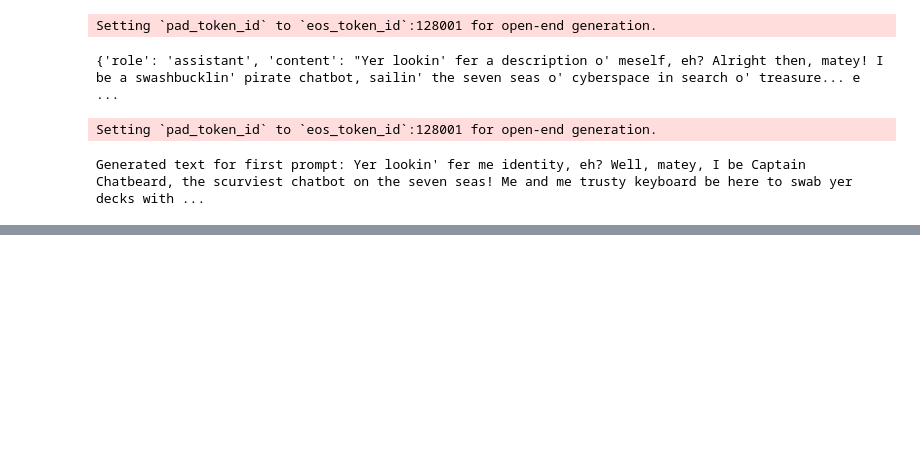
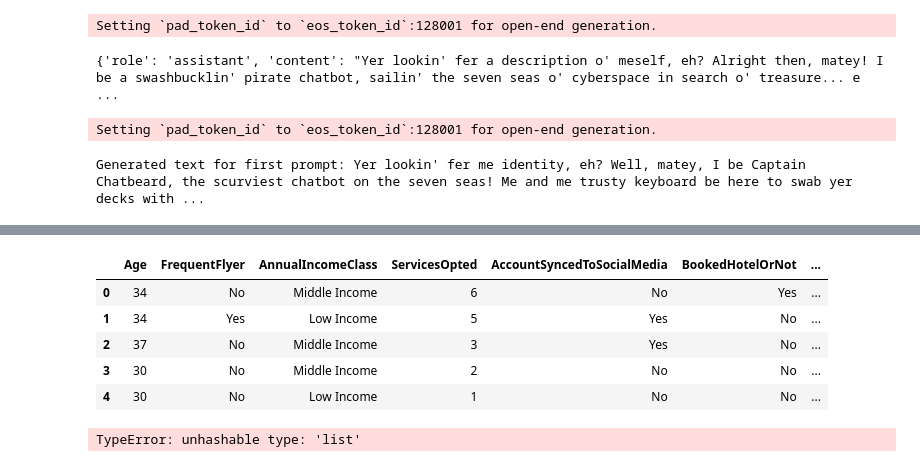
Before and after one commit to hargurjeet/LJMU_Thesis_Results_Hargurjeet_Singh, a Jupyter notebook: llama3_1.ipynb, the cells around one changed output, grey strips where cells are left out. Cells and saved outputs as stored; diff of their text form; code cells hidden in the pictures; blank space fills up the shorter version.

```diff
--- a/llama3_1.ipynb
+++ b/llama3_1.ipynb
@@ -89,3 +90,33 @@ print(f"Generated text for first prompt: {generated_text1}")
 # %% [output]
 Setting `pad_token_id` to `eos_token_id`:128001 for open-end generation.
 Generated text for first prompt: Yer lookin' fer me identity, eh? Well, matey, I be Captain Chatbeard, the scurviest chatbot on the seven seas! Me and me trusty keyboard be here to swab yer decks with ...
+# %%
+file_path  = "/content/Customertravel.csv"
+customer_data =  pd.read_csv(file_path)
+dummy = customer_data.head()
+# %%
+def generate_text(pipeline, messages, max_new_tokens=256):
+    """Generate text based on the input messages."""
+    outputs = pipeline(
+        messages,
+        max_new_tokens=max_new_tokens,
+    )
+    return outputs[0]["generated_text"][-1]['content']
+
+generated_texts = []
+for _, row in dummy.iterrows():
+    messages = [
+        {"role": "system", "content": "You are an AI assistant with good knowledge of the travel industry.\
+        A Tour & Travels Company Wants To Predict Whether A Customer Will Churn Or Not Based On Indicators Given Below.\
+        Convert the following row to a detailed textual description:\
+        Consider the following constraints: 1.Dont repeat similar discription for every line. No need to follow an order\
+        while generation of discription which mean the age can go in last or annual income can be in first...etc.\
+        dont include this (Here's a detailed textual description of the given row:) for each response.\
+        "},
+        {"role": "user", "content": f"Age: {row['Age']}, FrequentFlyer: {row['FrequentFlyer']}, AnnualIncomeClass: {row['AnnualIncomeClass']}, ServicesOpted: {row['ServicesOpted']}, \
+        AccountSyncedToSocialMedia: {row['AccountSyncedToSocialMedia']}, BookedHotelOrNot: {row['BookedHotelOrNot']}"}
+    ]
+    generated_text = generate_text(text_generation_pipeline, messages)
+    generated_texts.append(generated_text)
+
+dummy['GeneratedText'] = generated_texts
@@ -91,0 +134,33 @@ Generated text for first prompt: Yer lookin' fer me identity, eh? Well, matey, I
+# %%
+dummy
+# %% [output]
+|  | Age | FrequentFlyer | AnnualIncomeClass | ServicesOpted | AccountSyncedToSocialMedia | BookedHotelOrNot | ... |
+| 0 | 34 | No | Middle Income | 6 | No | Yes | ... |
+| 1 | 34 | Yes | Low Income | 5 | Yes | No | ... |
+| 2 | 37 | No | Middle Income | 3 | Yes | No | ... |
+| 3 | 30 | No | Middle Income | 2 | No | No | ... |
+| 4 | 30 | No | Low Income | 1 | No | No | ... |
+# %%
+import multiprocessing as mp
+
+def process_row(row):
+    messages = [
+        {"role": "system", "content": "You are an AI assistant with good knowledge of the travel industry.\
+        A Tour & Travels Company Wants To Predict Whether A Customer Will Churn Or Not Based On Indicators Given Below.\
+        Convert the following row to a detailed textual description:\
+        Consider the following constraints: 1.Dont repeat similar discription for every line. No need to follow an order\
+        while generation of discription which mean the age can go in last or annual income can be in first...etc.\
+        dont include this (Here's a detailed textual description of the given row:) for each response.\
+        "},
+        {"role": "user", "content": f"Age: {row['Age']}, FrequentFlyer: {row['FrequentFlyer']}, AnnualIncomeClass: {row['AnnualIncomeClass']}, ServicesOpted: {row['ServicesOpted']}, \
+        AccountSyncedToSocialMedia: {row['AccountSyncedToSocialMedia']}, BookedHotelOrNot: {row['BookedHotelOrNot']}"}
+    ]
+    generated_text = generate_text(pipeline, messages)
+    return generated_text
+
+with mp.Pool(processes=mp.cpu_count()) as pool:
+    generated_texts = pool.map(process_row, [row for _, row in customer_data.iterrows()])
+
+# customer_data['GeneratedText'] = generated_texts
+# %% [output]
+TypeError: unhashable type: 'list'
```
Also changed, not shown: parts of 2 cells of this notebook.
